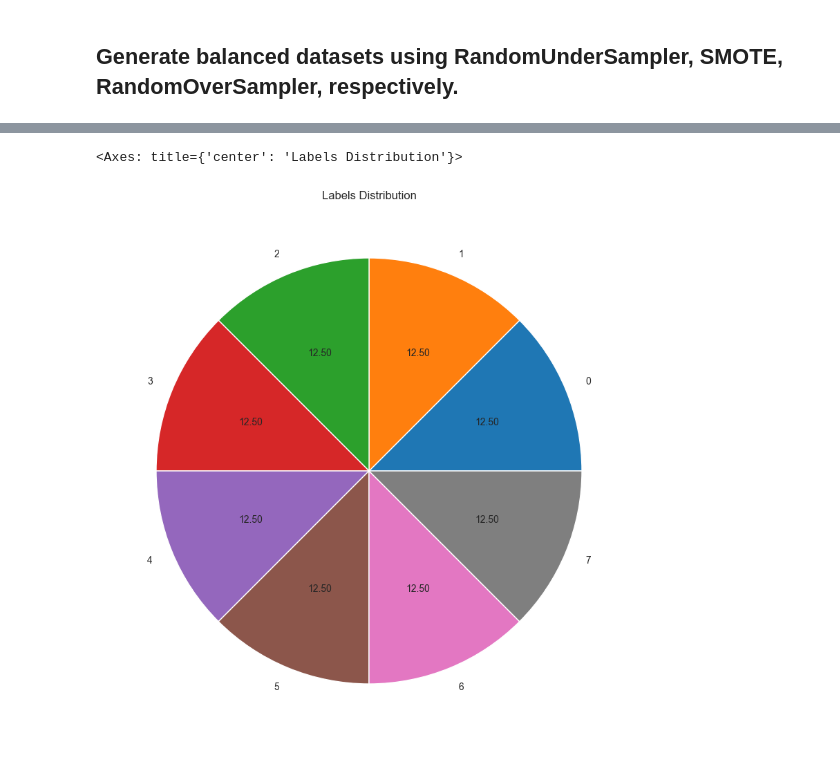
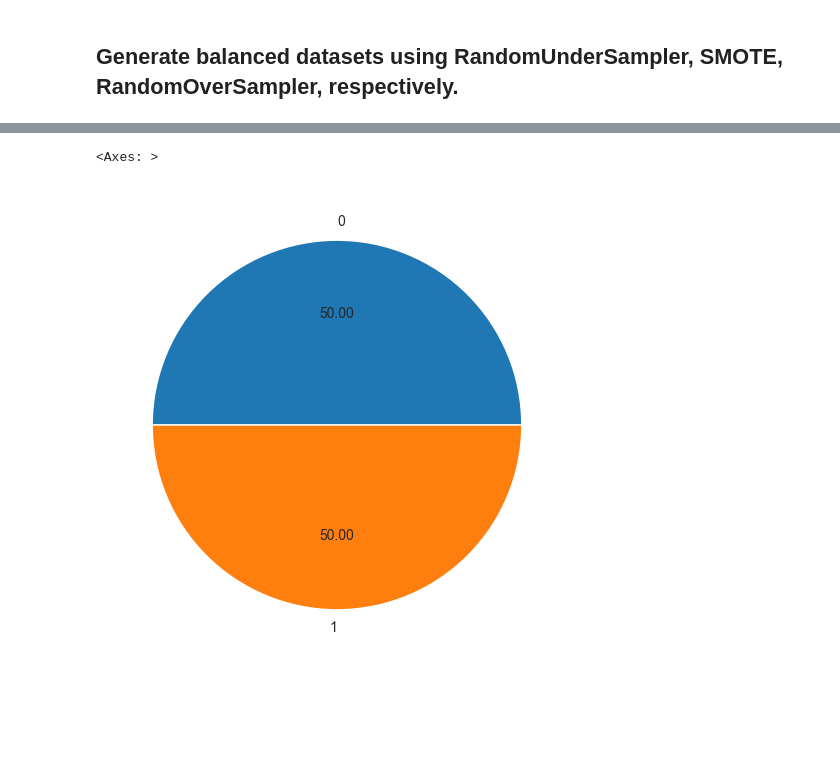
Before and after one commit to Hongwei-Z/SC-MLIDS, a Jupyter notebook: Data_Preprocessing.ipynb, the cells around one changed output, grey strips where cells are left out. Saved outputs shown, nothing was run; the diff lists cells and outputs as text; code cells hidden in the pictures; blank space fills up the shorter version.

Commit message:
Modify data preprocessing

```diff
--- a/Data_Preprocessing.ipynb
+++ b/Data_Preprocessing.ipynb
@@ -62,11 +61,10 @@ dataset.head()
 | 3 | 49.116581 | 1.035 | 78.949621 | 0 | normal |
 | 4 | 24.017085 | 1.035 | 40.001059 | 0 | normal |
 # %%
-# Normalize the dataset, and shuffle it
+# Normalize the dataset
 normalize = ['temperature', 'pressure', 'humidity']
 scaler = Normalizer()
 dataset[normalize] = scaler.fit_transform(dataset[normalize])
-dataset = shuffle(dataset, random_state=42)
 dataset.head()
 # %% [output]
 |  | temperature | pressure | humidity | label | target |
@@ -191,10 +188,10 @@ Name: count, dtype: int64
 # %%
 # Balance the dataset using SMOTE
 sm = SMOTE(random_state=42)
-X3, y3 = sm.fit_resample(dataset.iloc[:, :-1], dataset.iloc[:, -1])
+X3, y3 = sm.fit_resample(dataset_label.iloc[:, :-1], dataset_label.iloc[:, -1])
 sm_dataset = pd.DataFrame(X3)
 sm_dataset['target'] = y3
-print("Size of the balanced dataset:", int(len(sm_dataset)))
-print(sm_dataset['target'].value_counts())
-sm_dataset.to_csv("./datasets/sm_data.csv",index=False,header=True)
+print("Size of the SMOTE dataset:", len(sm_dataset))
+sm_dataset.to_csv("./datasets/sm_data.csv", index=False, header=True)
+sm_dataset['target'].value_counts()
 # %% [output]
@@ -212,6 +208,5 @@ Name: count, dtype: int64
 # %%
-plt.title("Labels Distribution")
-sm_dataset.groupby('target').size().plot(kind='pie', autopct='%.2f', figsize=(10,10))
+sm_dataset.groupby('target').size().plot(kind='pie', autopct='%.2f', figsize=(6,6))
 # %% [output]
-<Axes: title={'center': 'Labels Distribution'}>
+<Axes: >
-[figure, old version]
+[figure, new version]
```
Also changed, not shown: parts of 11 cells of this notebook, 1 other file.
